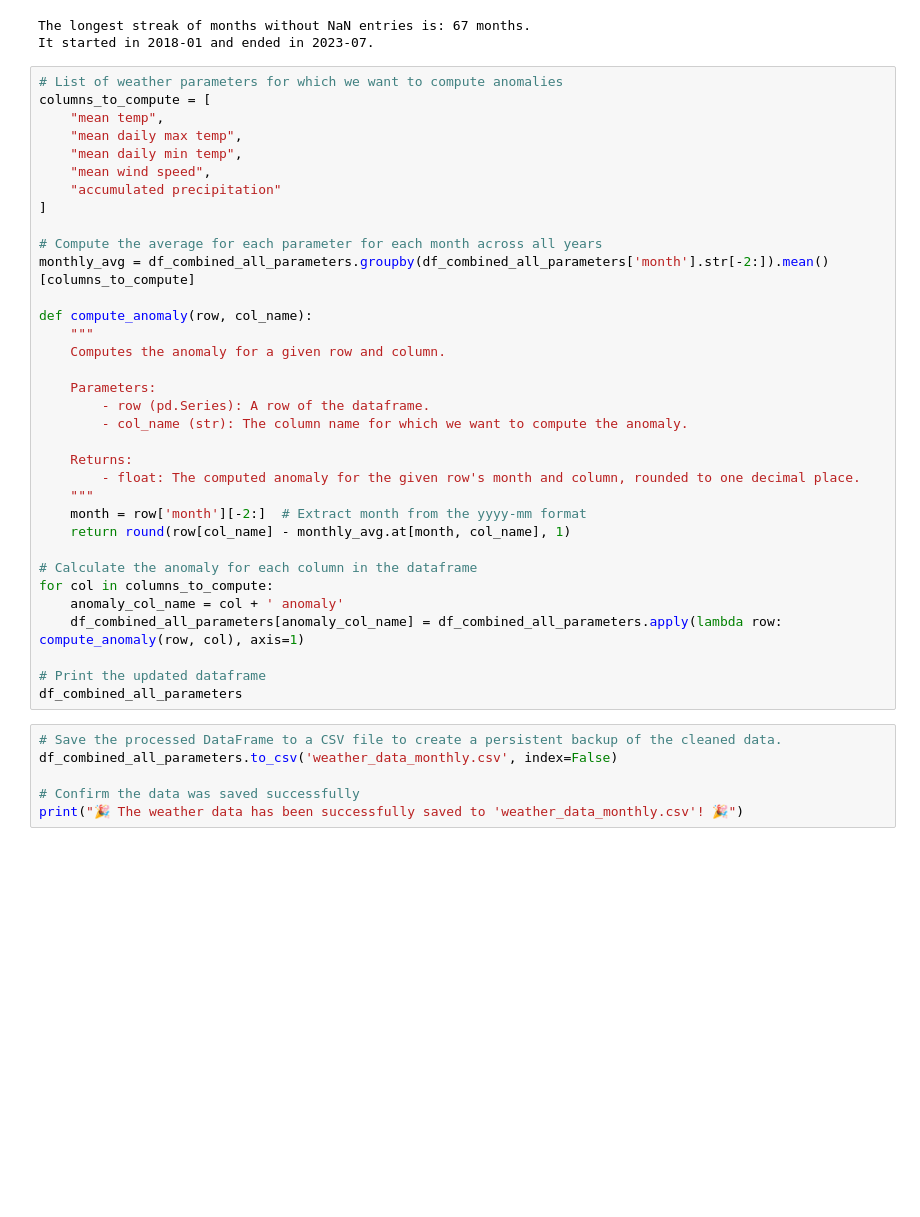
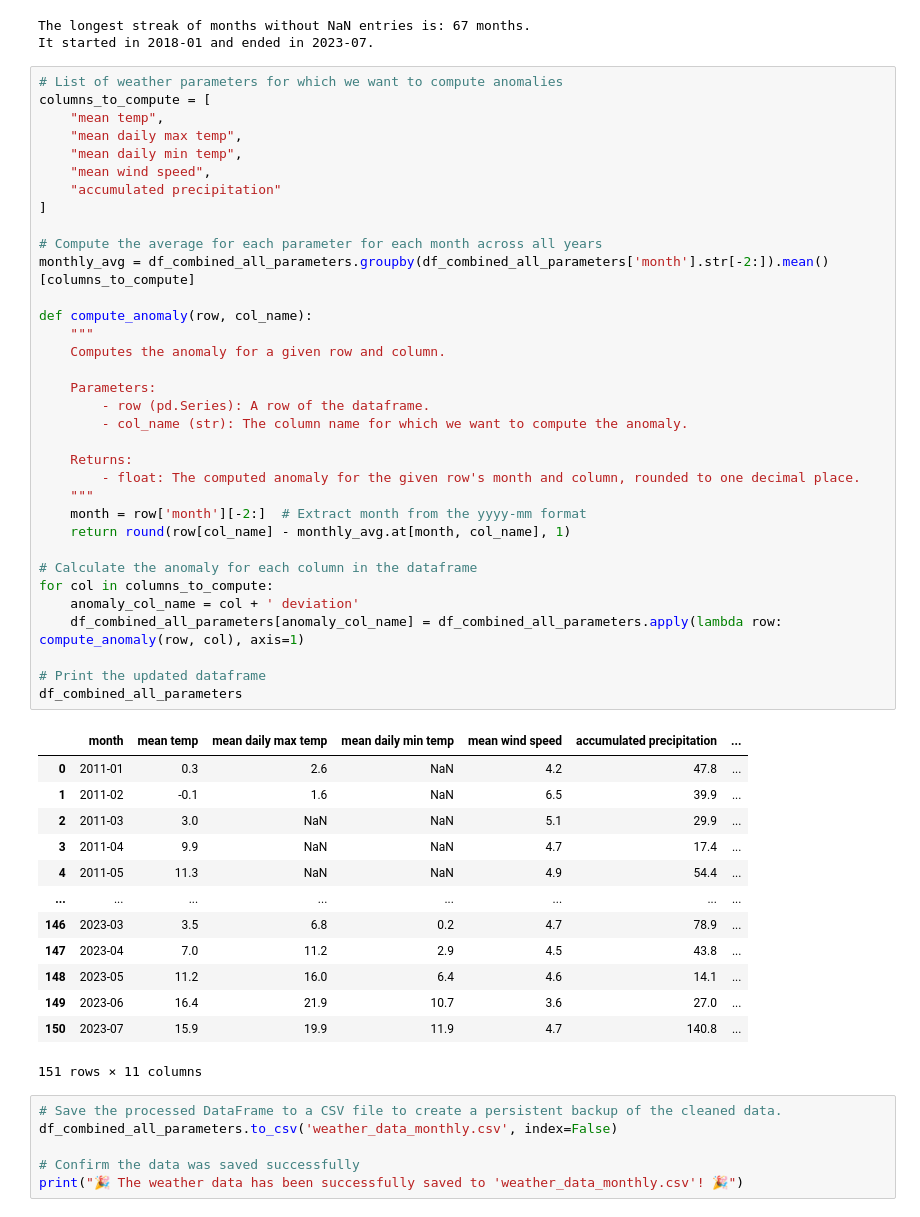
Before and after one commit to LyngeKjems/Climate-News-Project, a Jupyter notebook: Climate News Project/Weather_monthly.ipynb, the cells around one changed output. Cells and saved outputs as stored; diff of their text form; blank space fills up the shorter version.

```diff
--- a/Climate News Project/Weather_monthly.ipynb
+++ b/Climate News Project/Weather_monthly.ipynb
@@ -228,34 +225,48 @@ columns_to_compute = [
     "mean temp",
     "mean daily max temp",
     "mean daily min temp",
     "mean wind speed",
     "accumulated precipitation"
 ]
 
 # Compute the average for each parameter for each month across all years
 monthly_avg = df_combined_all_parameters.groupby(df_combined_all_parameters['month'].str[-2:]).mean()[columns_to_compute]
 
 def compute_anomaly(row, col_name):
     """
     Computes the anomaly for a given row and column.
 
     Parameters:
         - row (pd.Series): A row of the dataframe.
         - col_name (str): The column name for which we want to compute the anomaly.
 
     Returns:
         - float: The computed anomaly for the given row's month and column, rounded to one decimal place.
     """
     month = row['month'][-2:]  # Extract month from the yyyy-mm format
     return round(row[col_name] - monthly_avg.at[month, col_name], 1)
 
 # Calculate the anomaly for each column in the dataframe
 for col in columns_to_compute:
-    anomaly_col_name = col + ' anomaly'
+    anomaly_col_name = col + ' deviation'
     df_combined_all_parameters[anomaly_col_name] = df_combined_all_parameters.apply(lambda row: compute_anomaly(row, col), axis=1)
 
 # Print the updated dataframe
 df_combined_all_parameters
+# %% [output]
+|  | month | mean temp | mean daily max temp | mean daily min temp | mean wind speed | accumulated precipitation | ... |
+| 0 | 2011-01 | 0.3 | 2.6 | NaN | 4.2 | 47.8 | ... |
+| 1 | 2011-02 | -0.1 | 1.6 | NaN | 6.5 | 39.9 | ... |
+| 2 | 2011-03 | 3.0 | NaN | NaN | 5.1 | 29.9 | ... |
+| 3 | 2011-04 | 9.9 | NaN | NaN | 4.7 | 17.4 | ... |
+| 4 | 2011-05 | 11.3 | NaN | NaN | 4.9 | 54.4 | ... |
+| ... | ... | ... | ... | ... | ... | ... | ... |
+| 146 | 2023-03 | 3.5 | 6.8 | 0.2 | 4.7 | 78.9 | ... |
+| 147 | 2023-04 | 7.0 | 11.2 | 2.9 | 4.5 | 43.8 | ... |
+| 148 | 2023-05 | 11.2 | 16.0 | 6.4 | 4.6 | 14.1 | ... |
+| 149 | 2023-06 | 16.4 | 21.9 | 10.7 | 3.6 | 27.0 | ... |
+| 150 | 2023-07 | 15.9 | 19.9 | 11.9 | 4.7 | 140.8 | ... |
+151 rows × 11 columns
 # %%
 # Save the processed DataFrame to a CSV file to create a persistent backup of the cleaned data.
 df_combined_all_parameters.to_csv('weather_data_monthly.csv', index=False)
```
Also changed, not shown: parts of 1 cell of this notebook, 6 other files.
